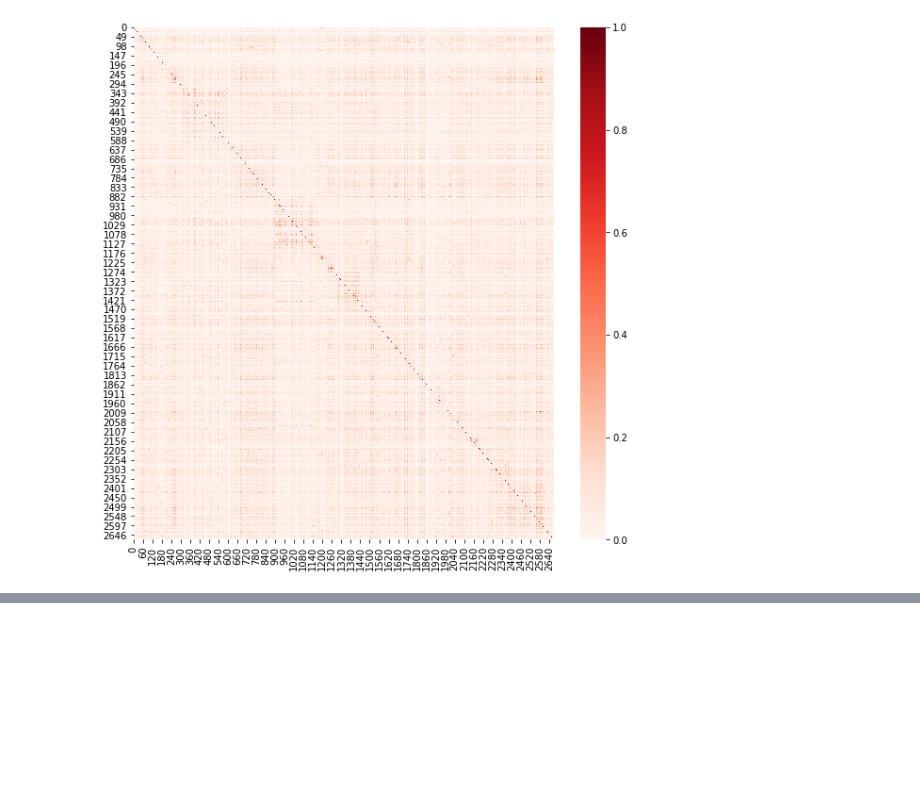
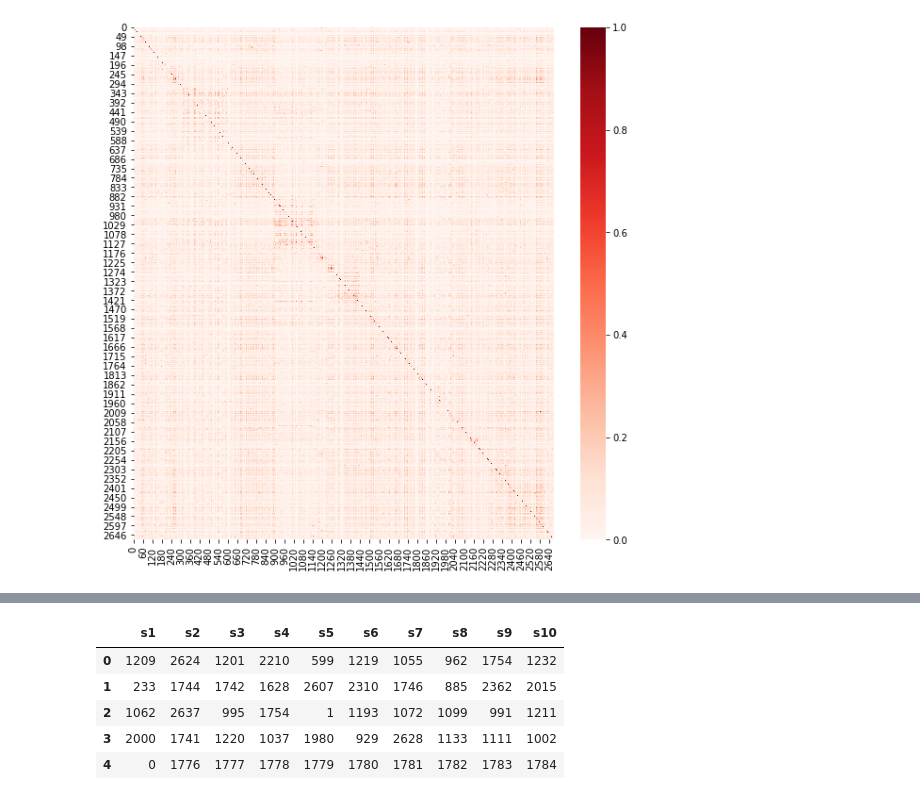
Before and after one commit to sq2141/city-discovery, a Jupyter notebook: cities_text_NLP.ipynb, the cells around one changed output, grey strips where cells are left out. Cells and saved outputs as stored; diff of their text form; code cells hidden in the pictures; blank space fills up the shorter version.

```diff
--- a/cities_text_NLP.ipynb
+++ b/cities_text_NLP.ipynb
@@ -243,0 +243,13 @@ cities.shape
+# %%
+# Sorted index of top 10 similar cities
+idx = np.argsort(-cosims_df, axis=1)
+idx = idx.iloc[:,1:11]
+idx.columns = ['s1','s2','s3','s4','s5','s6','s7','s8','s9','s10']
+idx.head()
+# %% [output]
+|  | s1 | s2 | s3 | s4 | s5 | s6 | s7 | s8 | s9 | s10 |
+| 0 | 1209 | 2624 | 1201 | 2210 | 599 | 1219 | 1055 | 962 | 1754 | 1232 |
+| 1 | 233 | 1744 | 1742 | 1628 | 2607 | 2310 | 1746 | 885 | 2362 | 2015 |
+| 2 | 1062 | 2637 | 995 | 1754 | 1 | 1193 | 1072 | 1099 | 991 | 1211 |
+| 3 | 2000 | 1741 | 1220 | 1037 | 1980 | 929 | 2628 | 1133 | 1111 | 1002 |
+| 4 | 0 | 1776 | 1777 | 1778 | 1779 | 1780 | 1781 | 1782 | 1783 | 1784 |
```
Also changed, not shown: parts of 18 cells of this notebook, 5 other files.
